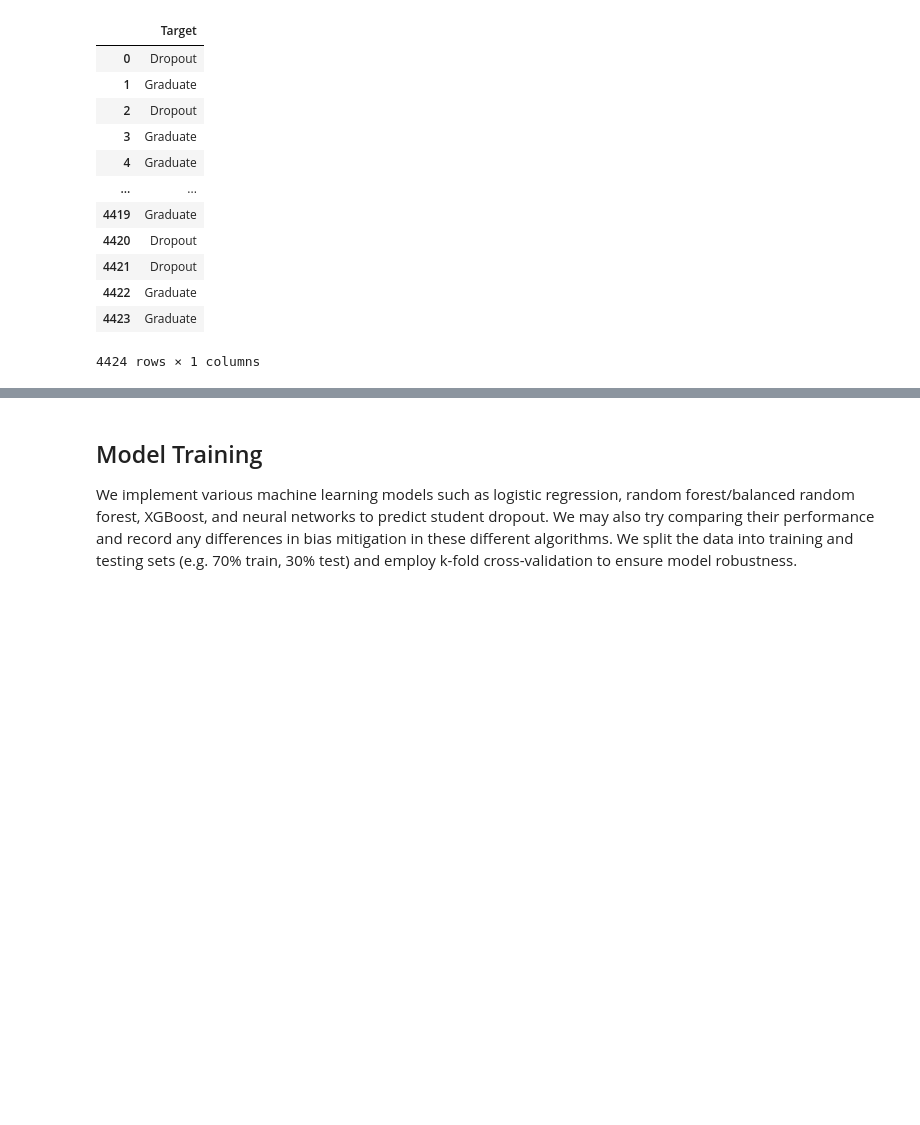
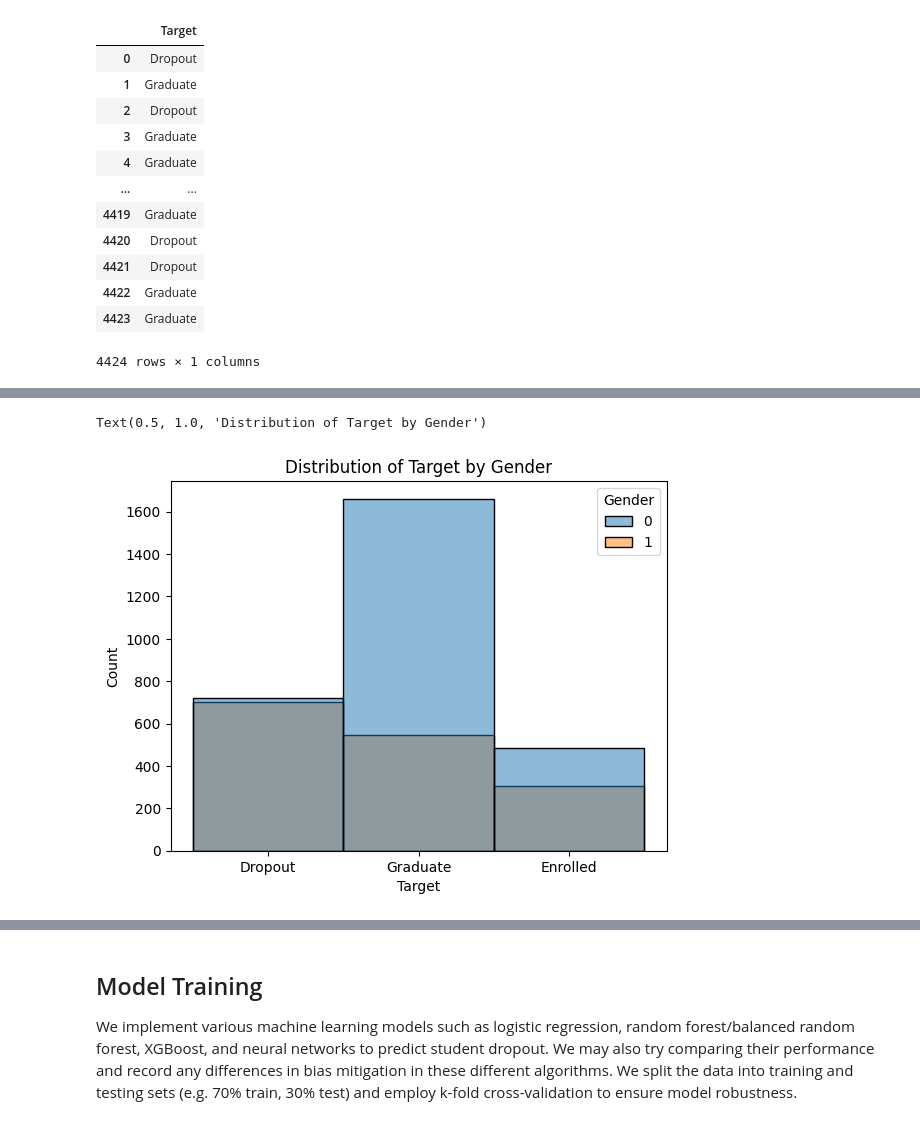
Before and after one commit to jackiechen24/dropoutbias, a Jupyter notebook: Chen_Jackie_DSCI_531_Project_Code.ipynb, the cells around one changed output, grey strips where cells are left out. Drawn from its saved outputs; the diff is of its cells as text; code cells hidden in the pictures; blank space fills up the shorter version.

```diff
--- a/Chen_Jackie_DSCI_531_Project_Code.ipynb
+++ b/Chen_Jackie_DSCI_531_Project_Code.ipynb
@@ -236,0 +128,11 @@ sum(uci_data.duplicated()) # check for duplicated values
+# %%
+import pandas as pd
+import seaborn as sns
+import matplotlib.pyplot as plt
+complete_df = pd.concat([X, y], axis=1) # combine the features and target dataframes
+# distribution of target variable color coded by gender (https://seaborn.pydata.org/generated/seaborn.histplot.html)
+sns.histplot(data=complete_df, x="Target", hue="Gender")
+plt.title('Distribution of Target by Gender')
+# %% [output]
+Text(0.5, 1.0, 'Distribution of Target by Gender')
+[figure, added]
```
Also changed, not shown: parts of 43 cells of this notebook.
